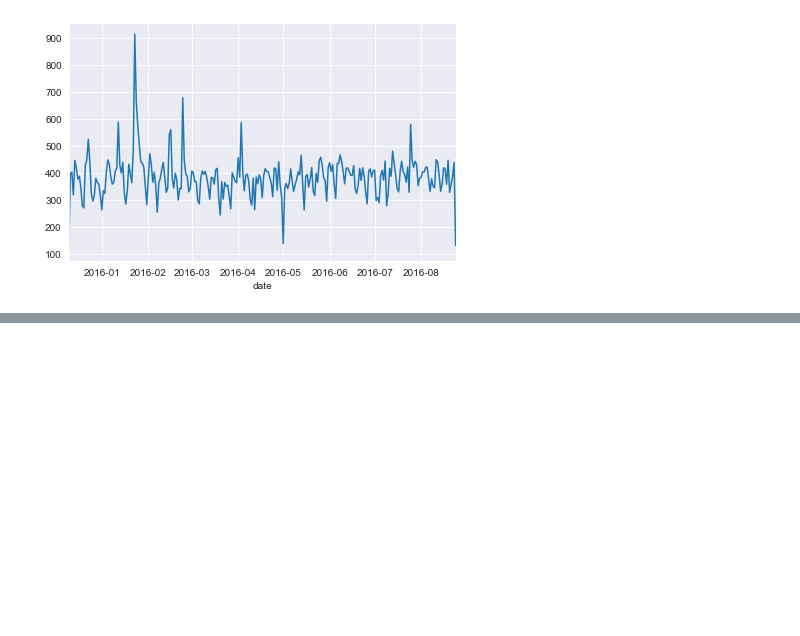
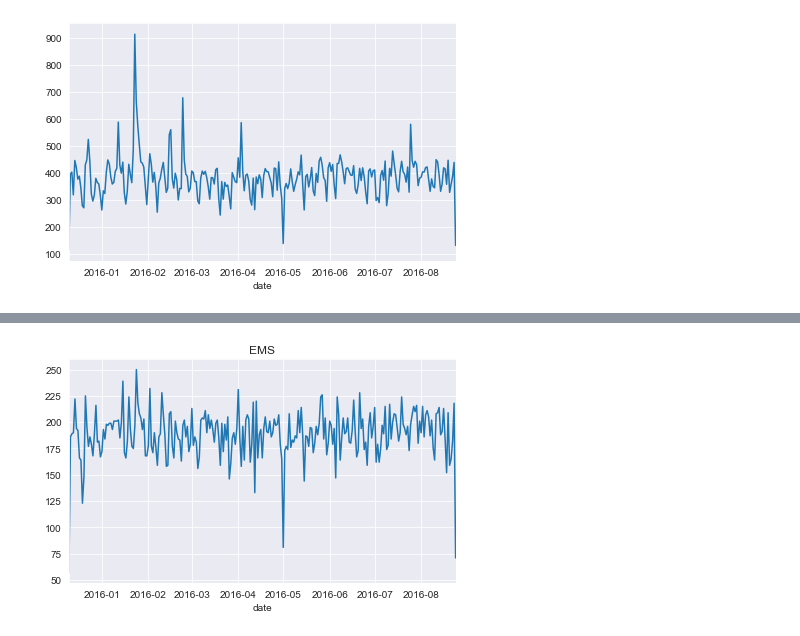
Before and after one commit to Sojiknight/PyDatSciStuds, a Jupyter notebook: Data_Capstone_Projects.ipynb, the cells around one changed output, grey strips where cells are left out. Saved outputs shown, nothing was run; the diff lists cells and outputs as text; code cells hidden in the pictures; blank space fills up the shorter version.

```diff
--- a/Data_Capstone_Projects.ipynb
+++ b/Data_Capstone_Projects.ipynb
@@ -197,0 +212,7 @@ ValueError: Lengths must match to compare
+# %%
+data[data['reason'] == 'EMS'].groupby('date').count()['twp'].plot()
+
+plt.title('EMS')
+plt.tight_layout()
+# %% [output]
+[figure, added]
```
Also changed, not shown: parts of 14 cells of this notebook.
